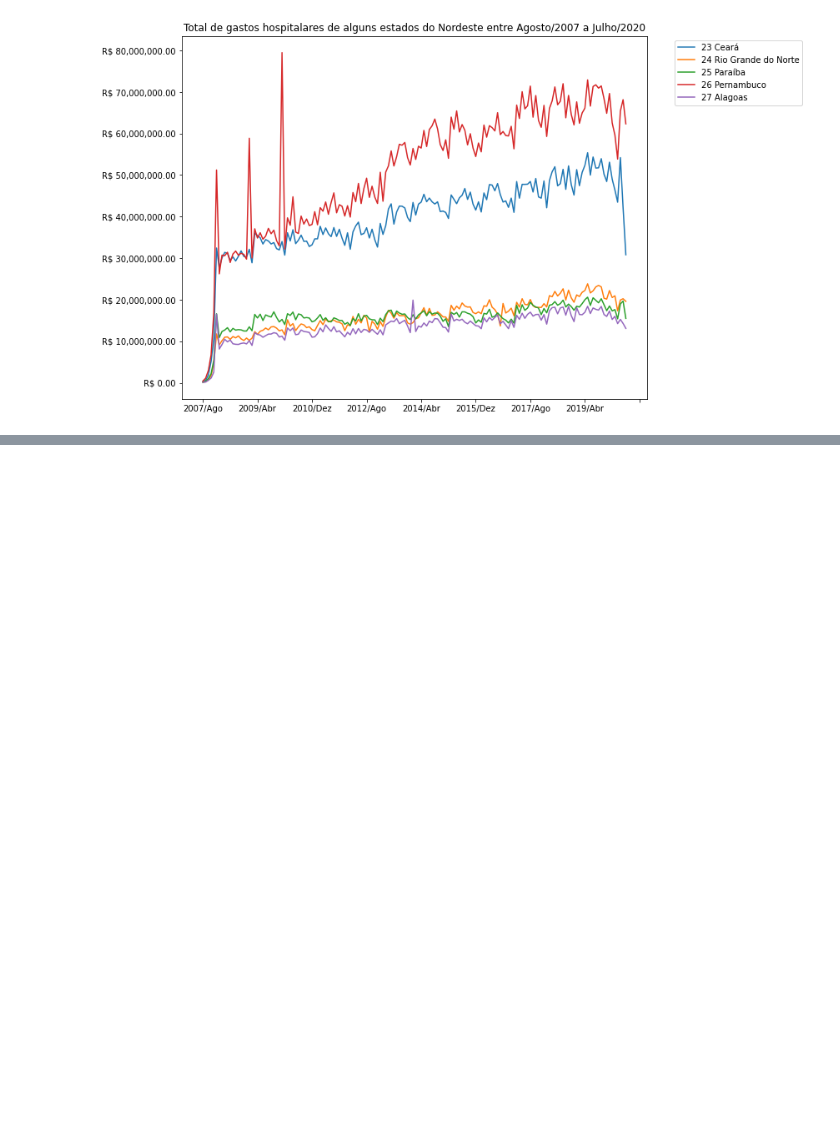
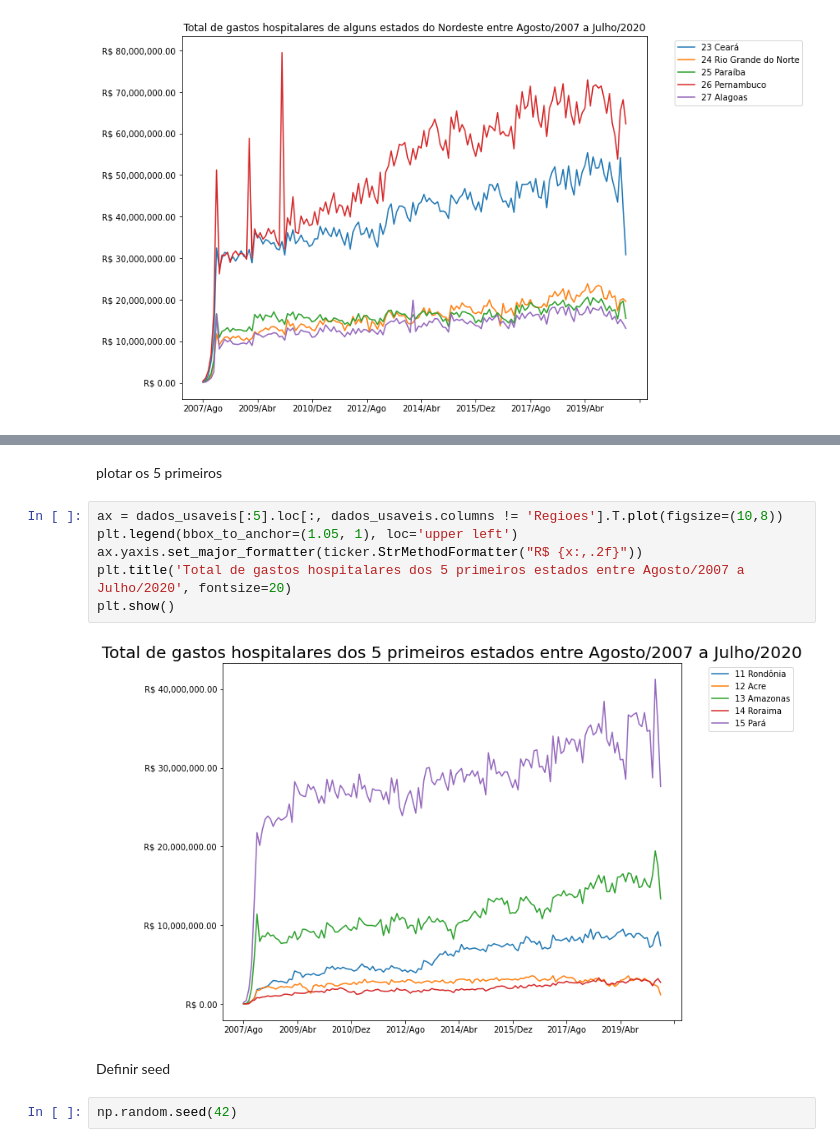
Before and after one commit to johnatanDM/bootcamp-datascience-alura, a Jupyter notebook: Módulo 1 - PYTHON E PANDAS PARA ANÁLISE DE DADOS REAIS/Bootcamp_Data_Science_Projeto_1.ipynb, the cells around one changed output, grey strips where cells are left out. Drawn from its saved outputs; the diff is of its cells as text; blank space fills up the shorter version.

```diff
--- a/Módulo 1 - PYTHON E PANDAS PARA ANÁLISE DE DADOS REAIS/Bootcamp_Data_Science_Projeto_1.ipynb
+++ b/Módulo 1 - PYTHON E PANDAS PARA ANÁLISE DE DADOS REAIS/Bootcamp_Data_Science_Projeto_1.ipynb
@@ -256,0 +287,14 @@ plt.show()
+# %% [markdown]
+plotar os 5 primeiros
+# %%
+ax = dados_usaveis[:5].loc[:, dados_usaveis.columns != 'Regioes'].T.plot(figsize=(10,8))
+plt.legend(bbox_to_anchor=(1.05, 1), loc='upper left')
+ax.yaxis.set_major_formatter(ticker.StrMethodFormatter("R$ {x:,.2f}"))
+plt.title('Total de gastos hospitalares dos 5 primeiros estados entre Agosto/2007 a Julho/2020', fontsize=20)
+plt.show()
+# %% [output]
+[figure, added]
+# %% [markdown]
+Definir seed
+# %%
+np.random.seed(42)
```
Also changed, not shown: parts of 10 cells of this notebook.
